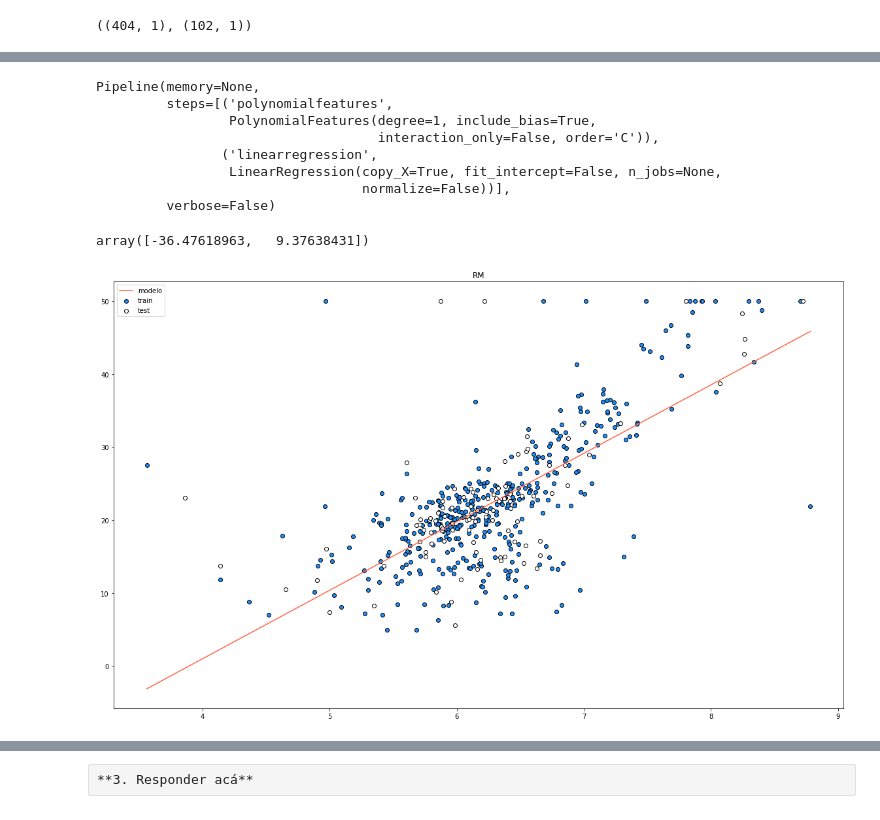
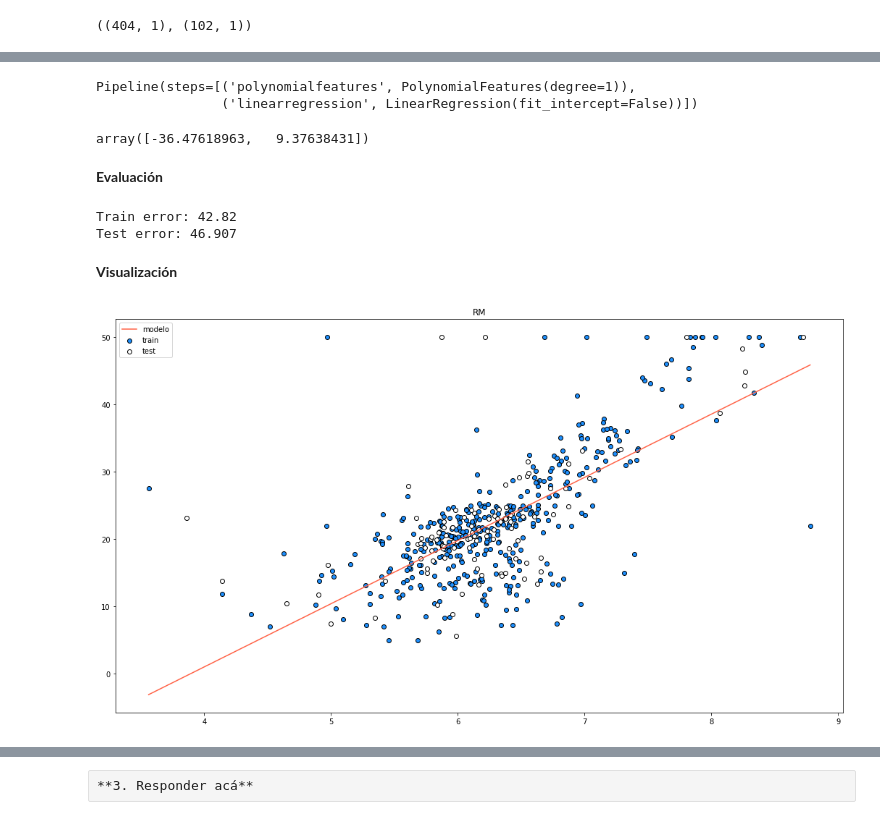
Before and after one commit to mgobbi289/DiploDatos, a Jupyter notebook: IntroduccionAprendizajeAutomatico/Lab_1.ipynb, the cells around one changed output, grey strips where cells are left out. Saved outputs shown, nothing was run; the diff lists cells and outputs as text; code cells hidden in the pictures.

```diff
--- a/IntroduccionAprendizajeAutomatico/Lab_1.ipynb
+++ b/IntroduccionAprendizajeAutomatico/Lab_1.ipynb
@@ -216,9 +218,11 @@ En mucha menor medida, podríamos llegar a considerar a las variables `AGE` y `D
 # %%
-# 1. Resolver acá. Ayuda:
-feature = 'CRIM'  # selecciono el atributo 'CRIM'
+# Seleccionamos el atributo 'RM'
+feature = 'RM'
 selector = (boston['feature_names'] == feature)
-X_train_f = X_train[:, selector]
-X_test_f = X_test[:, selector]
-X_train_f.shape, X_test_f.shape
+
+X_train_feature = X_train[:, selector]
+X_test_feature = X_test[:, selector]
+
+X_train_feature.shape, X_test_feature.shape
 # %% [output]
 ((404, 1), (102, 1))
@@ -283,33 +241,48 @@ lr = LinearRegression(fit_intercept=False) # bias ya es un feature
 
 model = make_pipeline(pf, lr)
 # %%
-model.fit(X_train_f, y_train)
+model.fit(X_train_feature, y_train)
 # %% [output]
-Pipeline(memory=None,
-         steps=[('polynomialfeatures',
-                 PolynomialFeatures(degree=1, include_bias=True,
-                                    interaction_only=False, order='C')),
-                ('linearregression',
-                 LinearRegression(copy_X=True, fit_intercept=False, n_jobs=None,
-                                  normalize=False))],
-         verbose=False)
+Pipeline(steps=[('polynomialfeatures', PolynomialFeatures(degree=1)),
+                ('linearregression', LinearRegression(fit_intercept=False))])
 # %%
 lr.coef_
 # %% [output]
 array([-36.47618963,   9.37638431])
+# %% [markdown]
+**Evaluación**
+# %%
+from sklearn.metrics import mean_squared_error
+
+y_train_prediction = model.predict(X_train_feature)
+y_test_prediction = model.predict(X_test_feature)
+
+train_error = mean_squared_error(y_train, y_train_prediction)
+test_error = mean_squared_error(y_test, y_test_prediction)
+
+print(f'Train error: {train_error:0.5}')
+print(f'Test error: {test_error:0.5}')
+# %% [output]
+Train error: 42.82
+Test error: 46.907
+# %% [markdown]
+**Visualización**
 # %%
-# 4. Graficar acá. Ayuda:
-x_start = min(np.min(X_train_f), np.min(X_test_f))
-x_end = max(np.max(X_train_f), np.max(X_test_f))
+# Definimos límites del gráfico
+x_start = min(np.min(X_train_feature), np.min(X_test_feature))
+x_end = max(np.max(X_train_feature), np.max(X_test_feature))
 x = np.linspace(x_start, x_end, 200).reshape(-1, 1)
 
-fig = plt.figure(figsize=(20,12))
-plt.plot(x, model.predict(x), color="tomato", label="modelo")
+fig = plt.figure(figsize=(18, 10))
 
-plt.scatter(X_train_f, y_train, facecolor="dodgerblue", edgecolor="k", label="train")
-plt.scatter(X_test_f, y_test, facecolor="white", edgecolor="k", label="test")
+# Predicción de nuestro modelo
+plt.plot(x, model.predict(x), color='tomato', label='modelo')
+# Datos de entrenamiento y test
+plt.scatter(X_train_feature, y_train, facecolor='dodgerblue', edgecolor='k', label='train')
+plt.scatter(X_test_feature, y_test, facecolor='white', edgecolor='k', label='test')
+
 plt.title(feature)
 plt.legend()
 plt.show()
 # %% [output]
-[figure, old version]
+[figure, new version]
```
Also changed, not shown: parts of 17 cells of this notebook.
